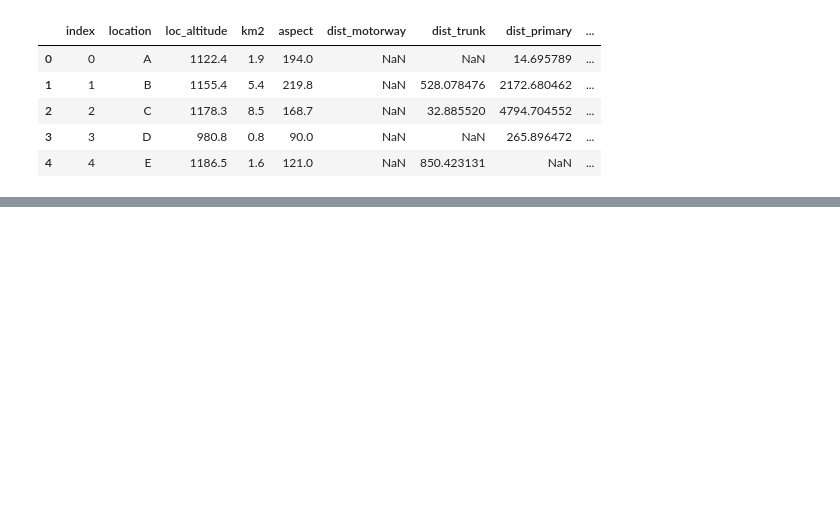
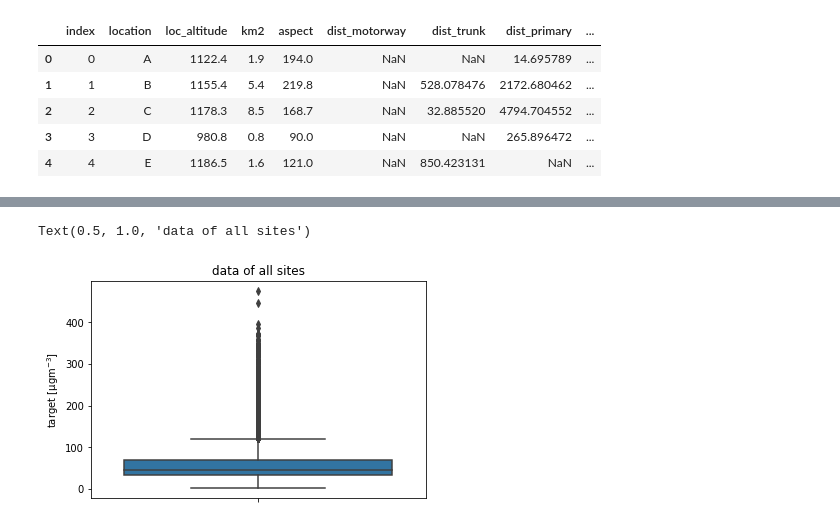
Before and after one commit to JeromeSauer/Project2_AirQuality, a Jupyter notebook: Project2_EDA.ipynb, the cells around one changed output, grey strips where cells are left out. Saved outputs shown, nothing was run; the diff lists cells and outputs as text; code cells hidden in the pictures; blank space fills up the shorter version.

```diff
--- a/Project2_EDA.ipynb
+++ b/Project2_EDA.ipynb
@@ -257,0 +177,9 @@ train_data[features + ['target']].to_csv('data/train_modelling.csv',index=False)
+# %%
+# distribution of aggregated target variable in boxplot
+fig,ax = plt.subplots()
+sns.boxplot(y='target',data=data,ax=ax)
+ax.set_ylabel('target [$\mathregular{µgm^{-3}}$]')
+ax.set_title('data of all sites')
+# %% [output]
+Text(0.5, 1.0, 'data of all sites')
+[figure, added]
```
Also changed, not shown: parts of 36 cells of this notebook.
